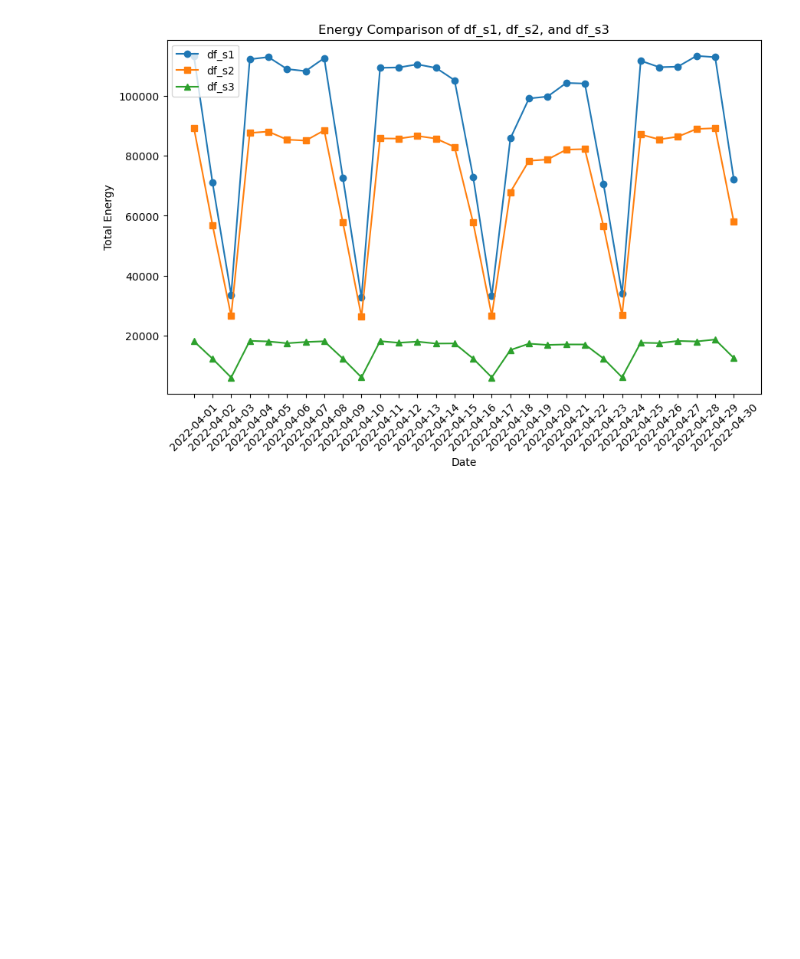
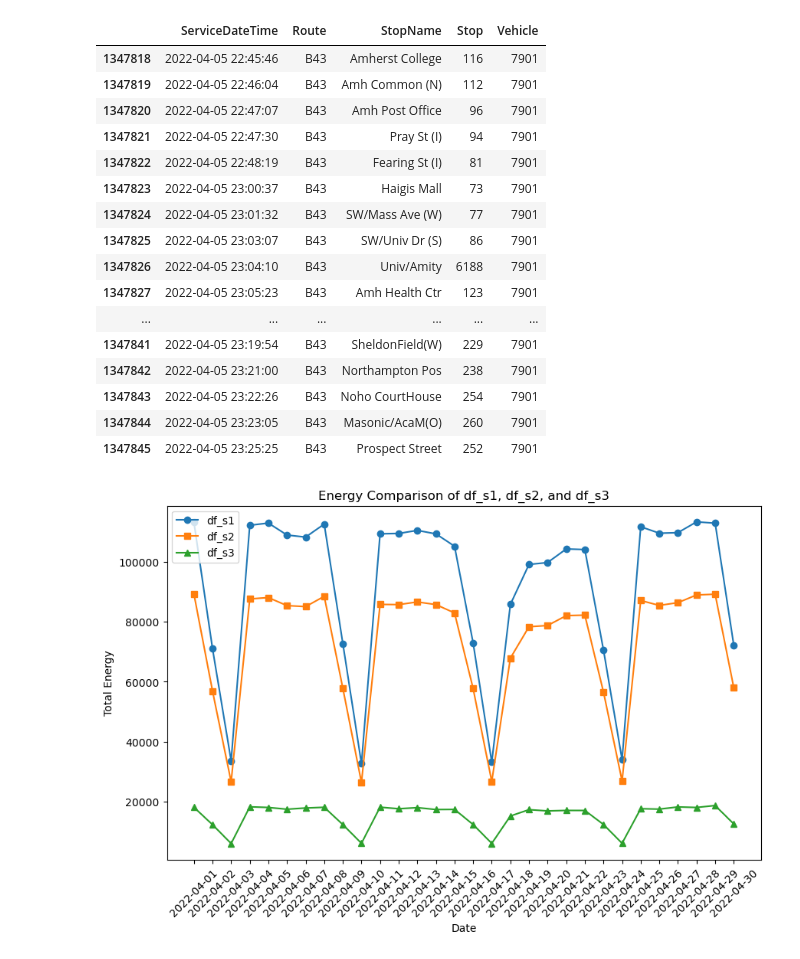
Before and after one commit to narslab/transit-electrification-futures, a Jupyter notebook: bin/jupyter/analyze-strategies-results.ipynb, the cells around one changed output. Cells and saved outputs as stored; diff of their text form; code cells hidden in the pictures; blank space fills up the shorter version.

```diff
--- a/bin/jupyter/analyze-strategies-results.ipynb
+++ b/bin/jupyter/analyze-strategies-results.ipynb
@@ -14,0 +52,2 @@ df_s1.sort_values(by=['Vehicle','ServiceDateTime'], inplace=True)
+# %%
+df_s1_filtered=df_s1.loc[df_s1['Date']=='2022-04-05']
@@ -14,0 +73,20 @@ df_s1.sort_values(by=['Vehicle','ServiceDateTime'], inplace=True)
+# %%
+df_s1_filtered[['ServiceDateTime','Route','StopName','Stop','Vehicle']].loc[df_s1_filtered['TripKey']==566346]
+# %% [output]
+|  | ServiceDateTime | Route | StopName | Stop | Vehicle |
+| 1347818 | 2022-04-05 22:45:46 | B43 | Amherst College | 116 | 7901 |
+| 1347819 | 2022-04-05 22:46:04 | B43 | Amh Common (N) | 112 | 7901 |
+| 1347820 | 2022-04-05 22:47:07 | B43 | Amh Post Office | 96 | 7901 |
+| 1347821 | 2022-04-05 22:47:30 | B43 | Pray St (I) | 94 | 7901 |
+| 1347822 | 2022-04-05 22:48:19 | B43 | Fearing St (I) | 81 | 7901 |
+| 1347823 | 2022-04-05 23:00:37 | B43 | Haigis Mall | 73 | 7901 |
+| 1347824 | 2022-04-05 23:01:32 | B43 | SW/Mass Ave (W) | 77 | 7901 |
+| 1347825 | 2022-04-05 23:03:07 | B43 | SW/Univ Dr (S) | 86 | 7901 |
+| 1347826 | 2022-04-05 23:04:10 | B43 | Univ/Amity | 6188 | 7901 |
+| 1347827 | 2022-04-05 23:05:23 | B43 | Amh Health Ctr | 123 | 7901 |
+| ... | ... | ... | ... | ... | ... |
+| 1347841 | 2022-04-05 23:19:54 | B43 | SheldonField(W) | 229 | 7901 |
+| 1347842 | 2022-04-05 23:21:00 | B43 | Northampton Pos | 238 | 7901 |
+| 1347843 | 2022-04-05 23:22:26 | B43 | Noho CourtHouse | 254 | 7901 |
+| 1347844 | 2022-04-05 23:23:05 | B43 | Masonic/AcaM(O) | 260 | 7901 |
+| 1347845 | 2022-04-05 23:25:25 | B43 | Prospect Street | 252 | 7901 |
```
Also changed, not shown: parts of 11 cells of this notebook, 1 other file.
